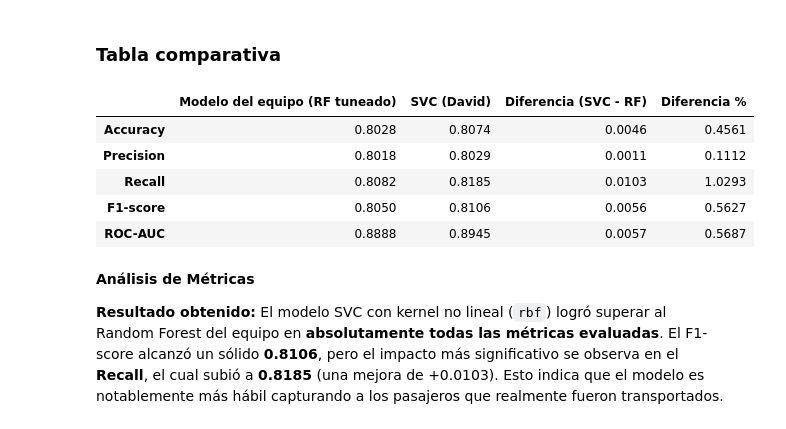
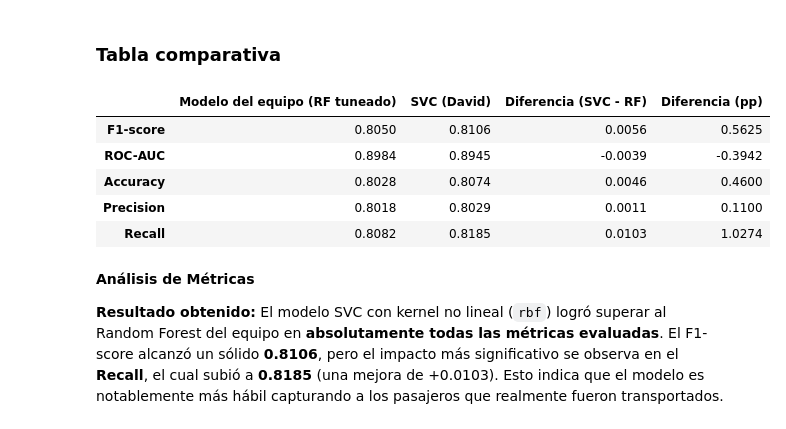
Before and after one commit to A01801224/TC3009C-RI, a Jupyter notebook: Notebooks/Reto_Tercer_Avance_Spaceship_Titanic.ipynb, the cells around one changed output. Cells and saved outputs as stored; diff of their text form; code cells hidden in the pictures.

```diff
--- a/Notebooks/Reto_Tercer_Avance_Spaceship_Titanic.ipynb
+++ b/Notebooks/Reto_Tercer_Avance_Spaceship_Titanic.ipynb
@@ -484,16 +486,19 @@ Baseline entrenado con hiperparámetros por default.
 ## 3.1 Evaluar el modelo tuneado sobre el dataset de prueba
 # %%
 y_pred_tuneado = modelo_rf_tuned.predict(X_test)
+y_proba_tuneado = modelo_rf_tuned.predict_proba(X_test)[:, 1]
 
 accuracy_tuneado = accuracy_score(y_test, y_pred_tuneado)
 precision_tuneado = precision_score(y_test, y_pred_tuneado)
 recall_tuneado = recall_score(y_test, y_pred_tuneado)
 f1_tuneado = f1_score(y_test, y_pred_tuneado)
+auc_tuneado = roc_auc_score(y_test, y_proba_tuneado)
 
 print("=== Métricas del modelo tuneado (conjunto de prueba) ===")
+print(f"F1-score:  {f1_tuneado:.4f}")
+print(f"ROC-AUC:   {auc_tuneado:.4f}")
 print(f"Accuracy:  {accuracy_tuneado:.4f}")
 print(f"Precision: {precision_tuneado:.4f}")
 print(f"Recall:    {recall_tuneado:.4f}")
-print(f"F1-score:  {f1_tuneado:.4f}")
 # %% [output]
 === Métricas del modelo tuneado (conjunto de prueba) ===
@@ -732,9 +760,8 @@ pipeline_svc = Pipeline([
 # %% [markdown]
 ### Tuning de hiperparametros
 # %%
-
 # Grilla de hiperparámetros
-param_dist = {
+param_dist_svc = {
     "svc__C": [0.1, 1, 10, 100],
     "svc__kernel": ["linear", "rbf", "poly"],
     "svc__gamma": ["scale", "auto", 0.01, 0.1, 1],
@@ -744,7 +771,7 @@ param_dist = {
 # Búsqueda aleatoria de hiperparámetros
 random_search_svc = RandomizedSearchCV(
     estimator=pipeline_svc,
-    param_distributions=param_dist,
+    param_distributions=param_dist_svc,
     n_iter=20,
     scoring="f1",
     cv=5,
@@ -756,19 +783,20 @@ random_search_svc = RandomizedSearchCV(
 random_search_svc.fit(X_train, y_train)
 
 # Convertir los resultados de la validación cruzada a un DataFrame
-resultados = pd.DataFrame(random_search_svc.cv_results_)
+resultados_svc = pd.DataFrame(random_search_svc.cv_results_)
 
 # Ordenar los resultados por su ranking (1 es el mejor) y tomar los primeros 5
-top_5 = resultados.sort_values(by="rank_test_score").head(5)
+top_5_svc = resultados_svc.sort_values(by="rank_test_score").head(5)
 
 print("\nLos 5 mejores conjuntos de hiperparámetros:")
 print("-" * 50)
-for index, row in top_5.iterrows():
+for index, row in top_5_svc.iterrows():
     print(f"Ranking: {row['rank_test_score']}")
     print(f"F1-score: {row['mean_test_score']:.4f} (+/- {row['std_test_score']:.4f})")
     print(f"Parámetros: {row['params']}")
     print("-" * 50)
-modelo_svc = random_search_svc.best_estimator_
+
+modelo_svc_random = random_search_svc.best_estimator_
 # %% [output]
 Fitting 5 folds for each of 20 candidates, totalling 100 fits
 Los 5 mejores conjuntos de hiperparámetros:
@@ -928,25 +959,25 @@ plt.show()
 ### Tabla comparativa
 # %%
 comparacion_df = pd.DataFrame({
-    "Modelo del equipo (RF tuneado)": [0.8028, 0.8018, 0.8082, 0.8050, 0.8888],
-    "SVC (David)": [accuracy_svc, precision_svc, recall_svc, f1_svc, roc_auc_svc]
-}, index=["Accuracy", "Precision", "Recall", "F1-score", "ROC-AUC"])
+    "Modelo del equipo (RF tuneado)": [
+        f1_tuneado, auc_tuneado, accuracy_tuneado, precision_tuneado, recall_tuneado
+    ],
+    "SVC (David)": [f1_svc, roc_auc_svc, accuracy_svc, precision_svc, recall_svc]
+}, index=["F1-score", "ROC-AUC", "Accuracy", "Precision", "Recall"])
 
 comparacion_df["Diferencia (SVC - RF)"] = (
     comparacion_df["SVC (David)"] - comparacion_df["Modelo del equipo (RF tuneado)"]
 )
-comparacion_df["Diferencia %"] = (
-    (comparacion_df["SVC (David)"] - comparacion_df["Modelo del equipo (RF tuneado)"]) * 100
-)
+comparacion_df["Diferencia (pp)"] = comparacion_df["Diferencia (SVC - RF)"] * 100
 
 comparacion_df.round(4)
 # %% [output]
-|  | Modelo del equipo (RF tuneado) | SVC (David) | Diferencia (SVC - RF) | Diferencia % |
-| Accuracy | 0.8028 | 0.8074 | 0.0046 | 0.4561 |
-| Precision | 0.8018 | 0.8029 | 0.0011 | 0.1112 |
-| Recall | 0.8082 | 0.8185 | 0.0103 | 1.0293 |
-| F1-score | 0.8050 | 0.8106 | 0.0056 | 0.5627 |
-| ROC-AUC | 0.8888 | 0.8945 | 0.0057 | 0.5687 |
+|  | Modelo del equipo (RF tuneado) | SVC (David) | Diferencia (SVC - RF) | Diferencia (pp) |
+| F1-score | 0.8050 | 0.8106 | 0.0056 | 0.5625 |
+| ROC-AUC | 0.8984 | 0.8945 | -0.0039 | -0.3942 |
+| Accuracy | 0.8028 | 0.8074 | 0.0046 | 0.4600 |
+| Precision | 0.8018 | 0.8029 | 0.0011 | 0.1100 |
+| Recall | 0.8082 | 0.8185 | 0.0103 | 1.0274 |
 # %% [markdown]
 **Análisis de Métricas**
 
```
Also changed, not shown: parts of 15 cells of this notebook.
